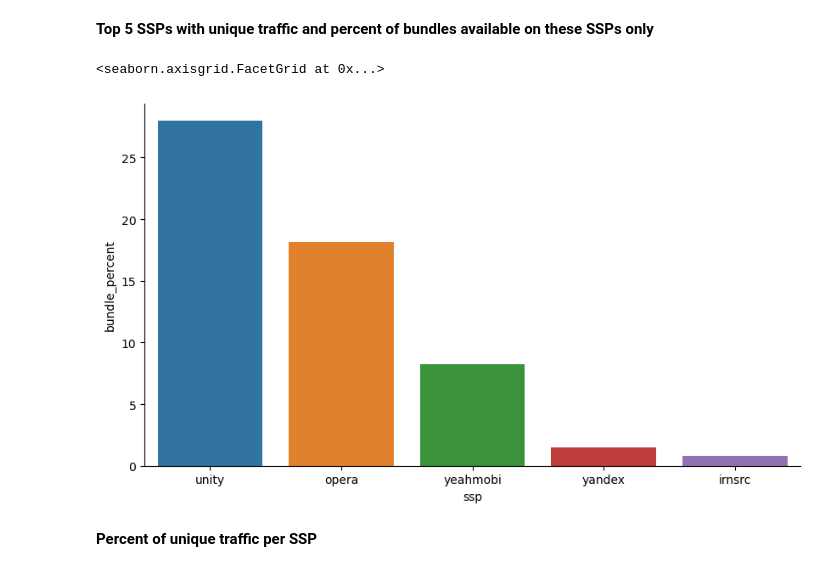
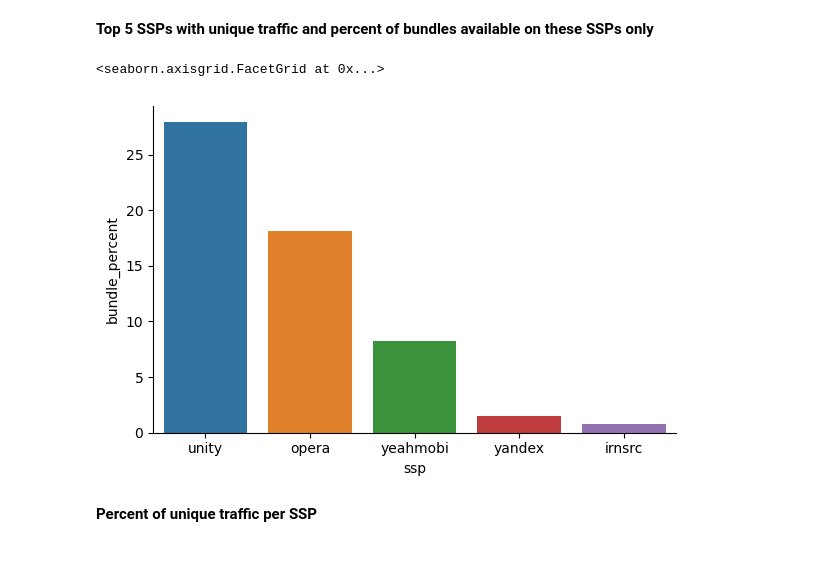
Before and after one commit to svpol/AdTech_analysis, a Jupyter notebook: AdTechSQL.ipynb, the cells around one changed output. Drawn from its saved outputs; the diff is of its cells as text; code cells hidden in the pictures.

```diff
--- a/AdTechSQL.ipynb
+++ b/AdTechSQL.ipynb
@@ -13,8 +14,6 @@ engine = create_engine("postgresql+psycopg2://postgres:password@localhost:5433/p
 ## 1.1. Data preprocessing
 # %%
 df = pd.read_sql("SELECT bundle, ssp, bids, imps FROM bundles WHERE channel_type='app'", engine)
-# %%
-df.reset_index(inplace = True, drop = True)
 # %%
 df.head()
 # %% [output]
@@ -273,10 +272,10 @@ single_ssp_counts
 # %% [markdown]
 **Top 5 SSPs with unique traffic and percent of bundles available on these SSPs only**
 # %%
-sns.catplot(data=single_ssp_counts[0:5], x="ssp", y="bundle_percent", kind="bar", height=5, aspect=1.7)
+sns.catplot(data=single_ssp_counts[0:5], x="ssp", y="bundle_percent", kind="bar", height=4, aspect=1.5)
 # %% [output]
 <seaborn.axisgrid.FacetGrid at 0x...>
-[figure, old version]
+[figure, new version]
 # %% [markdown]
 **Percent of unique traffic per SSP**
 # %%
```
Also changed, not shown: parts of 5 cells of this notebook.
